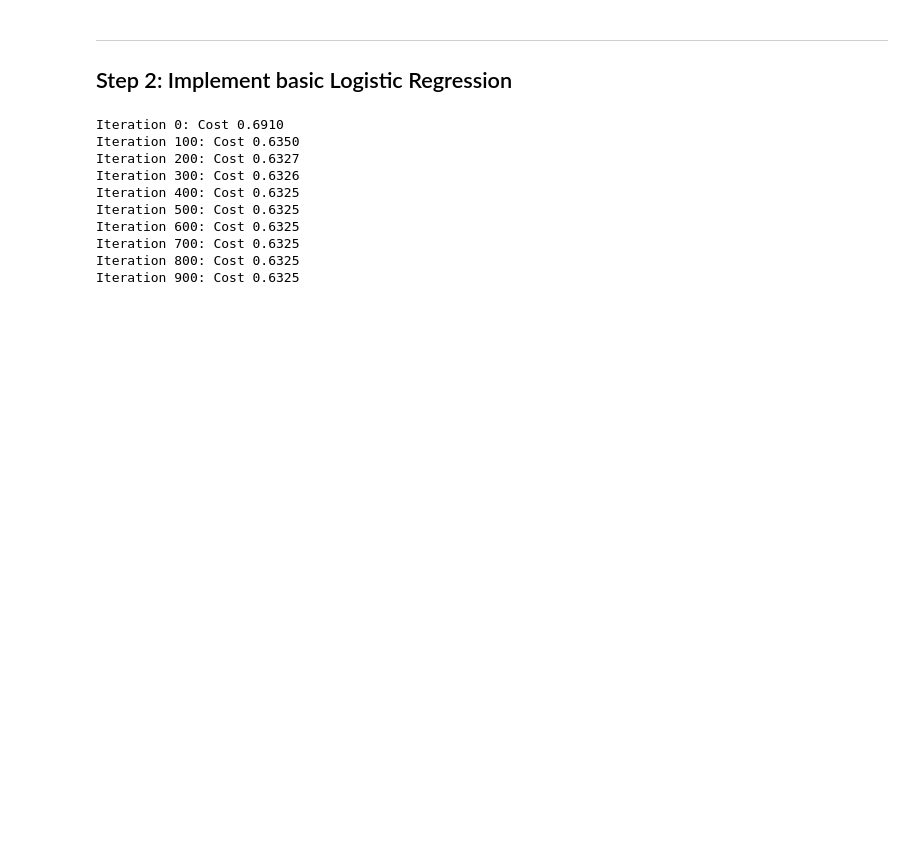
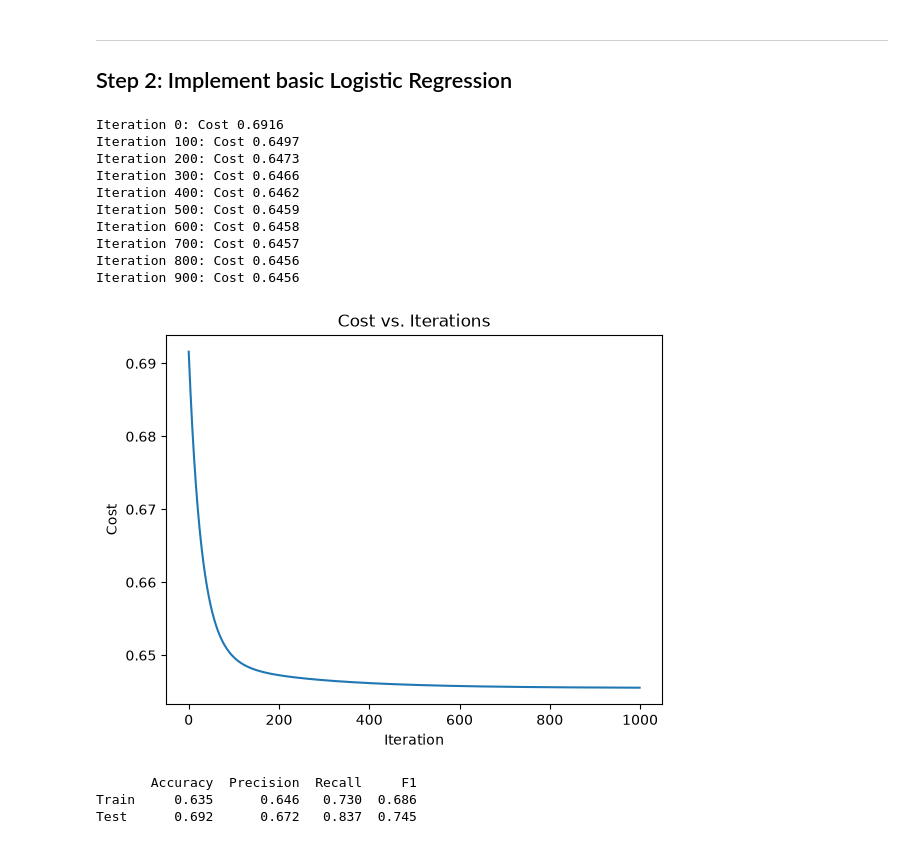
Before and after one commit to Valentina-33/Heart-Disease-Risk-Prediction, a Jupyter notebook: heart_disease_lr_analysis.ipynb, the cells around one changed output. Cells and saved outputs as stored; diff of their text form; code cells hidden in the pictures; blank space fills up the shorter version.

```diff
--- a/heart_disease_lr_analysis.ipynb
+++ b/heart_disease_lr_analysis.ipynb
@@ -199,19 +203,19 @@ def sigmoid(z):
     return 1 / (1+np.exp(-z))
 # %%
 def compute_cost(w, b, X, y):
-    m, n = X.shape
+    m = X.shape[0]
 
     z = X @ w + b
     f = sigmoid(z)
 
-    eps = 1e-15  # small value to avoid log(0)
+    eps = 1e-9  # small value to avoid log(0)
     f_clipped = np.clip(f, eps, 1-eps)
     J = -1/m * np.sum(y*np.log(f_clipped) + (1-y)*np.log(1-f_clipped))
 
     return J
 # %%
 def compute_gradient(w, b, X, y):
-    m, n = X.shape
+    m = X.shape[0]
 
     z = X @ w + b
     f = sigmoid(z)
@@ -239,23 +243,66 @@ def gradient_descent(X, y, w_init, b_init, alpha, num_iters):
 
     return w, b, J_history
 # %%
+# Training the model
+alpha = 0.01
 iterations = 1000
-alpha = 0.01
-
-# Training the model
 m, n = X_train_sel.shape
 w_init = np.zeros(n)
 b_init = 0.0
 
 w, b, J_history = gradient_descent(X_train_sel.values, y_train.values, w_init, b_init, alpha, iterations)
 # %% [output]
-Iteration 0: Cost 0.6910
-Iteration 100: Cost 0.6350
-Iteration 200: Cost 0.6327
-Iteration 300: Cost 0.6326
-Iteration 400: Cost 0.6325
-Iteration 500: Cost 0.6325
-Iteration 600: Cost 0.6325
-Iteration 700: Cost 0.6325
-Iteration 800: Cost 0.6325
-Iteration 900: Cost 0.6325
+Iteration 0: Cost 0.6916
+Iteration 100: Cost 0.6497
+Iteration 200: Cost 0.6473
+Iteration 300: Cost 0.6466
+Iteration 400: Cost 0.6462
+Iteration 500: Cost 0.6459
+Iteration 600: Cost 0.6458
+Iteration 700: Cost 0.6457
+Iteration 800: Cost 0.6456
+Iteration 900: Cost 0.6456
+# %%
+iterations = [it for it, cost in J_history]
+cost = [cost for it, cost in J_history]
+
+plt.plot(iterations, cost)
+plt.xlabel("Iteration")
+plt.ylabel("Cost")
+plt.title("Cost vs. Iterations")
+plt.show()
+# %% [output]
+[figure, added]
+# %%
+def predict(X, w, b, threshold=0.5):
+    probs = sigmoid(X @ w + b)
+    return (probs >= threshold).astype(int)
+
+y_train_pred = predict(X_train_sel, w, b)
+y_test_pred = predict(X_test_sel, w, b)
+
+def compute_metrics(y_true, y_pred):
+    tp = np.sum((y_pred == 1) & (y_true == 1))  # true positives
+    tn = np.sum((y_pred == 0) & (y_true == 0))  # true negatives
+    fp = np.sum((y_pred == 1) & (y_true == 0))  # false positives
+    fn = np.sum((y_pred == 0) & (y_true == 1))  # false negatives
+
+    accuracy = (tp + tn) / len(y_true)
+    precision = tp / (tp + fp) if (tp + fp) > 0 else 0
+    recall = tp / (tp + fn) if (tp + fn) > 0 else 0
+    f1 = 2 * precision * recall / (precision + recall) if (precision + recall) > 0 else 0
+    return accuracy, precision, recall, f1
+
+train_metrics = compute_metrics(y_train, y_train_pred)
+test_metrics = compute_metrics(y_test, y_test_pred)
+
+metrics_df = pd.DataFrame(
+    [train_metrics, test_metrics],
+    columns=["Accuracy", "Precision", "Recall", "F1"],
+    index=["Train", "Test"]
+)
+print(metrics_df.round(3))
+# %% [output]
+       Accuracy  Precision  Recall     F1
+Train     0.635      0.646   0.730  0.686
+Test      0.692      0.672   0.837  0.745
```
Also changed, not shown: parts of 6 cells of this notebook.
